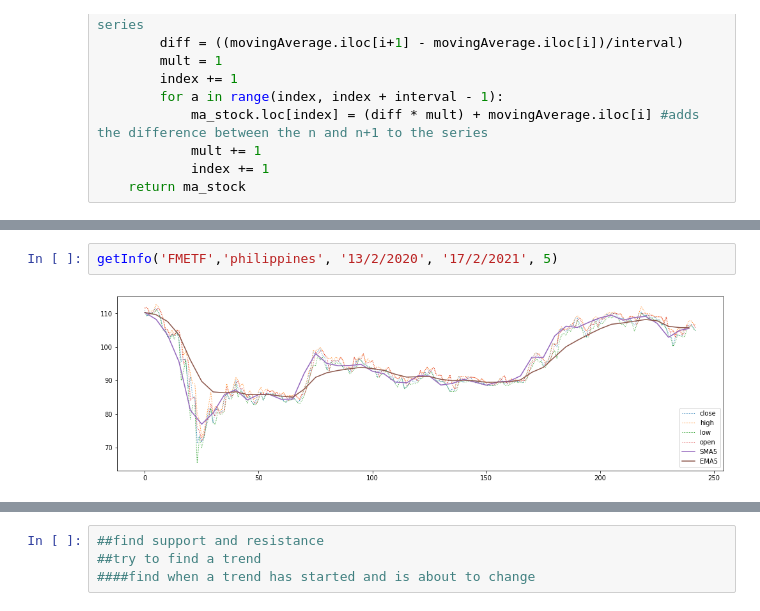
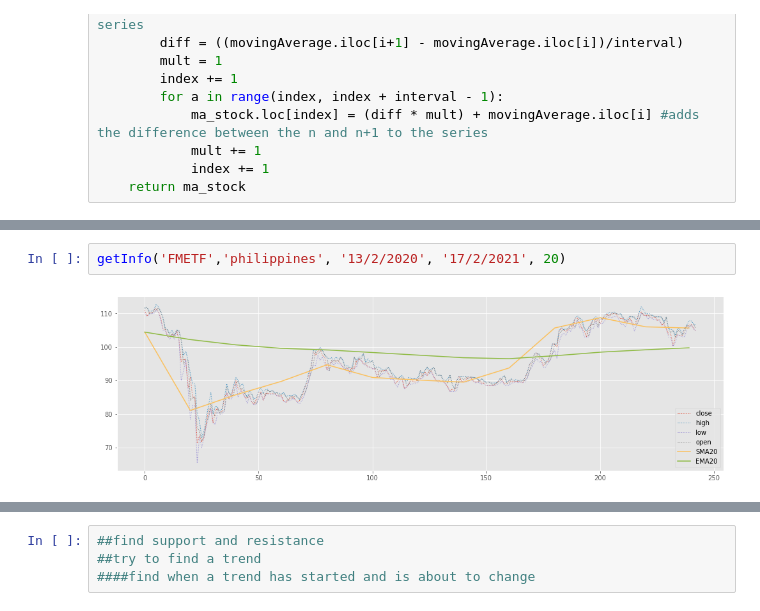
Before and after one commit to ryanperezx/PH-Stock-Market-Prediction, a Jupyter notebook: stock-market-prediction.ipynb, the cells around one changed output, grey strips where cells are left out. Drawn from its saved outputs; the diff is of its cells as text.

```diff
--- a/stock-market-prediction.ipynb
+++ b/stock-market-prediction.ipynb
@@ -79,7 +79,7 @@ def searchAndGetInfo(stock, country, from_date, to_date, interval):
     chart.legend(loc="lower right")
     plt.show()
 # %%
-getInfo('FMETF','philippines', '13/2/2020', '17/2/2021', 5)
+getInfo('FMETF','philippines', '13/2/2020', '17/2/2021', 20)
 # %% [output]
-[figure, old version]
+[figure, new version]
 # %%
```
Also changed, not shown: parts of 5 cells of this notebook.
